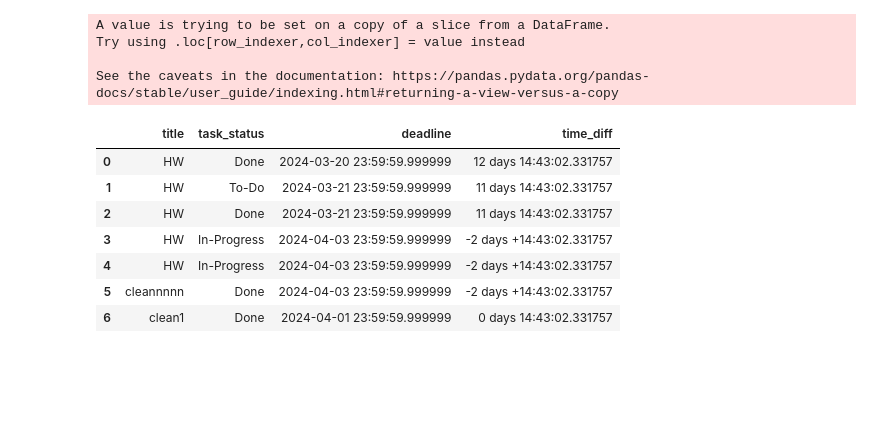
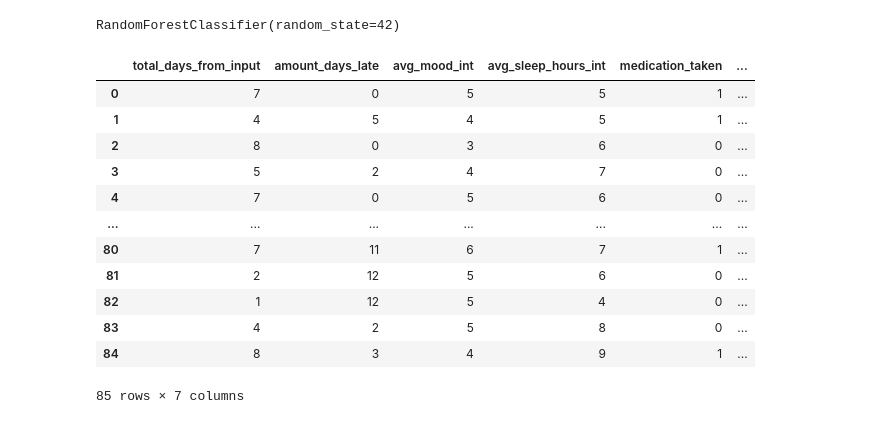
Before and after one commit to ritaibraheem/To-Do-Tune, a Jupyter notebook: FinalProject.ipynb, the cells around one changed output. Drawn from its saved outputs; the diff is of its cells as text; code cells hidden in the pictures; blank space fills up the shorter version.

```diff
--- a/FinalProject.ipynb
+++ b/FinalProject.ipynb
@@ -138,20 +60,0 @@ Name: deadline, dtype: datetime64[ns]
-# %%
-# Get the current datetime
-now = datetime.now()
-
-# Calculate the difference between 'deadline' and the current datetime
-clean_df['time_diff'] = now - clean_df['deadline']
-clean_df
-# %% [output]
-A value is trying to be set on a copy of a slice from a DataFrame.
-Try using .loc[row_indexer,col_indexer] = value instead
-
-See the caveats in the documentation: https://pandas.pydata.org/pandas-docs/stable/user_guide/indexing.html#returning-a-view-versus-a-copy
-|  | title | task_status | deadline | time_diff |
-| 0 | HW | Done | 2024-03-20 23:59:59.999999 | 12 days 14:43:02.331757 |
-| 1 | HW | To-Do | 2024-03-21 23:59:59.999999 | 11 days 14:43:02.331757 |
-| 2 | HW | Done | 2024-03-21 23:59:59.999999 | 11 days 14:43:02.331757 |
-| 3 | HW | In-Progress | 2024-04-03 23:59:59.999999 | -2 days +14:43:02.331757 |
-| 4 | HW | In-Progress | 2024-04-03 23:59:59.999999 | -2 days +14:43:02.331757 |
-| 5 | cleannnnn | Done | 2024-04-03 23:59:59.999999 | -2 days +14:43:02.331757 |
-| 6 | clean1 | Done | 2024-04-01 23:59:59.999999 | 0 days 14:43:02.331757 |
@@ -157,0 +67,29 @@ See the caveats in the documentation: https://pandas.pydata.org/pandas-docs/stab
+# %%
+    # Assuming 'df' is your DataFrame prepared similarly to your previous steps
+    # Let's say 'is_postponed' is a binary column indicating whether a chore was postponed (1) or not (0)
+
+    # Preparing the feature set and target variable
+X = train_df[["total_days_from_input", "amount_days_late", "avg_mood_int", "avg_sleep_hours_int", "medication_taken", "chore_type", "count_times_late_in_this_chore"]]
+y = train_df['is_postponed']  # This should be a binary column in your dataset
+
+    # Training the RandomForestClassifier on the entire dataset
+clf = RandomForestClassifier(n_estimators=100, random_state=42)
+clf.fit(X, y)
+# %% [output]
+RandomForestClassifier(random_state=42)
+# %%
+X
+# %% [output]
+|  | total_days_from_input | amount_days_late | avg_mood_int | avg_sleep_hours_int | medication_taken | ... |
+| 0 | 7 | 0 | 5 | 5 | 1 | ... |
+| 1 | 4 | 5 | 4 | 5 | 1 | ... |
+| 2 | 8 | 0 | 3 | 6 | 0 | ... |
+| 3 | 5 | 2 | 4 | 7 | 0 | ... |
+| 4 | 7 | 0 | 5 | 6 | 0 | ... |
+| ... | ... | ... | ... | ... | ... | ... |
+| 80 | 7 | 11 | 6 | 7 | 1 | ... |
+| 81 | 2 | 12 | 5 | 6 | 0 | ... |
+| 82 | 1 | 12 | 5 | 4 | 0 | ... |
+| 83 | 4 | 2 | 5 | 8 | 0 | ... |
+| 84 | 8 | 3 | 4 | 9 | 1 | ... |
+85 rows × 7 columns
```
Also changed, not shown: parts of 19 cells of this notebook, 5 other files.
